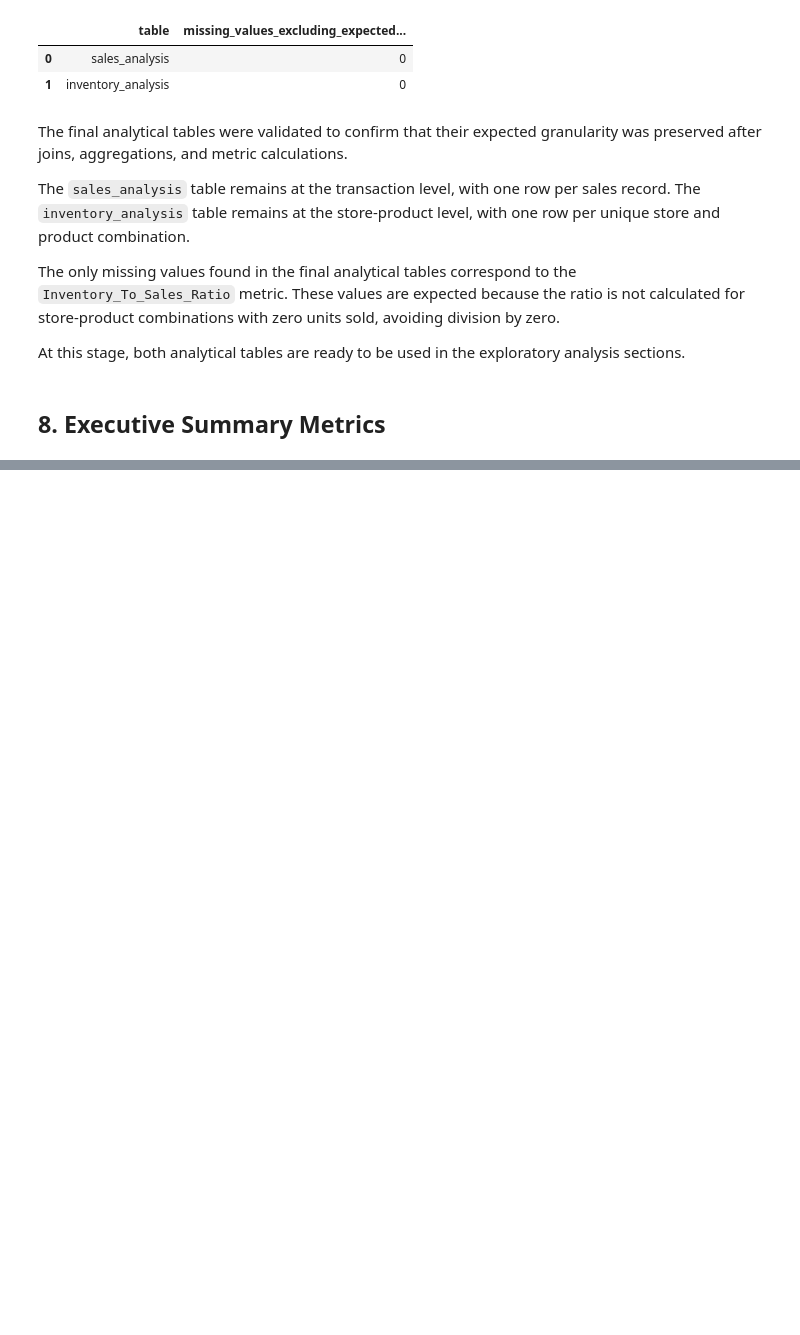
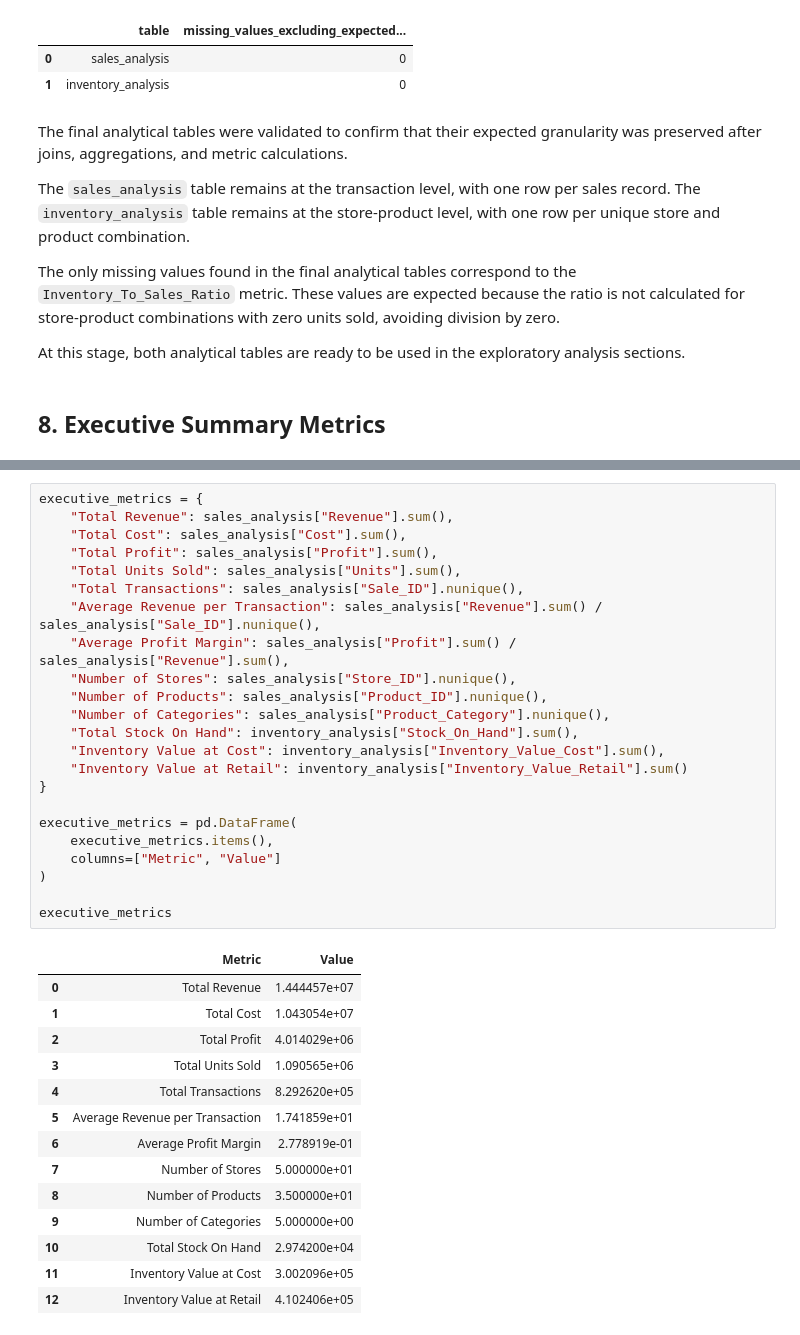
Before and after one commit to DFCR1411/retail_sales_inventory_analysis, a Jupyter notebook: notebooks/01-dfcr-retail-sales-inventory-eda.ipynb, the cells around one changed output, grey strips where cells are left out. Saved outputs shown, nothing was run; the diff lists cells and outputs as text; blank space fills up the shorter version.

```diff
--- a/notebooks/01-dfcr-retail-sales-inventory-eda.ipynb
+++ b/notebooks/01-dfcr-retail-sales-inventory-eda.ipynb
@@ -1028,0 +1065,38 @@ At this stage, both analytical tables are ready to be used in the exploratory an
+# %%
+executive_metrics = {
+    "Total Revenue": sales_analysis["Revenue"].sum(),
+    "Total Cost": sales_analysis["Cost"].sum(),
+    "Total Profit": sales_analysis["Profit"].sum(),
+    "Total Units Sold": sales_analysis["Units"].sum(),
+    "Total Transactions": sales_analysis["Sale_ID"].nunique(),
+    "Average Revenue per Transaction": sales_analysis["Revenue"].sum() / sales_analysis["Sale_ID"].nunique(),
+    "Average Profit Margin": sales_analysis["Profit"].sum() / sales_analysis["Revenue"].sum(),
+    "Number of Stores": sales_analysis["Store_ID"].nunique(),
+    "Number of Products": sales_analysis["Product_ID"].nunique(),
+    "Number of Categories": sales_analysis["Product_Category"].nunique(),
+    "Total Stock On Hand": inventory_analysis["Stock_On_Hand"].sum(),
+    "Inventory Value at Cost": inventory_analysis["Inventory_Value_Cost"].sum(),
+    "Inventory Value at Retail": inventory_analysis["Inventory_Value_Retail"].sum()
+}
+
+executive_metrics = pd.DataFrame(
+    executive_metrics.items(),
+    columns=["Metric", "Value"]
+)
+
+executive_metrics
+# %% [output]
+|  | Metric | Value |
+| 0 | Total Revenue | 1.444457e+07 |
+| 1 | Total Cost | 1.043054e+07 |
+| 2 | Total Profit | 4.014029e+06 |
+| 3 | Total Units Sold | 1.090565e+06 |
+| 4 | Total Transactions | 8.292620e+05 |
+| 5 | Average Revenue per Transaction | 1.741859e+01 |
+| 6 | Average Profit Margin | 2.778919e-01 |
+| 7 | Number of Stores | 5.000000e+01 |
+| 8 | Number of Products | 3.500000e+01 |
+| 9 | Number of Categories | 5.000000e+00 |
+| 10 | Total Stock On Hand | 2.974200e+04 |
+| 11 | Inventory Value at Cost | 3.002096e+05 |
+| 12 | Inventory Value at Retail | 4.102406e+05 |
```
Also changed, not shown: parts of 15 cells of this notebook, 1 other file.
